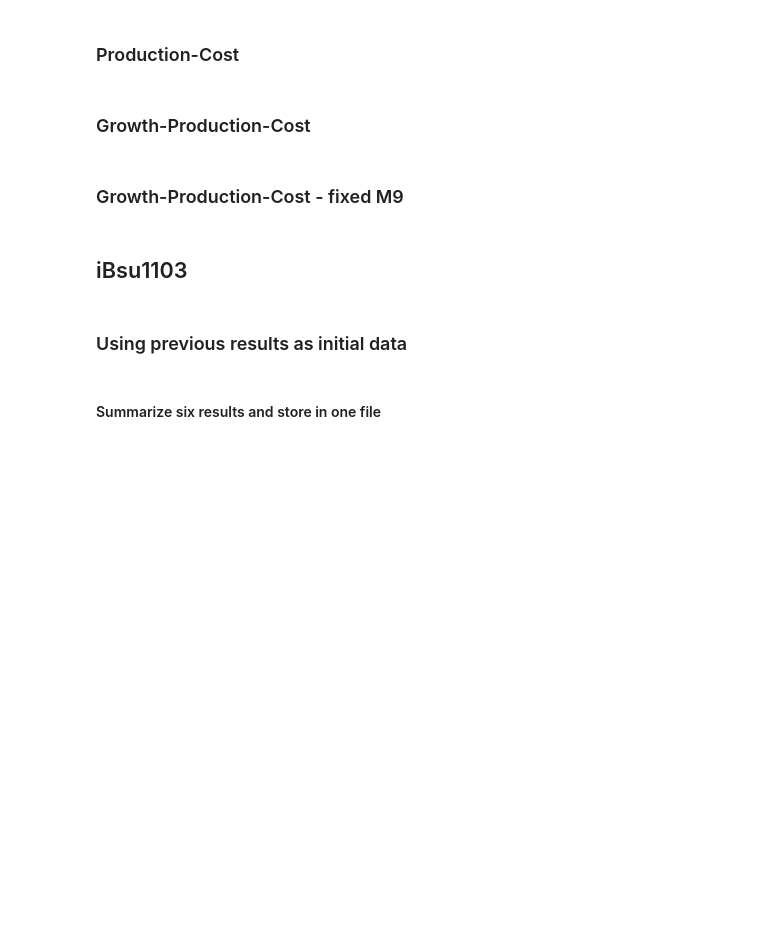
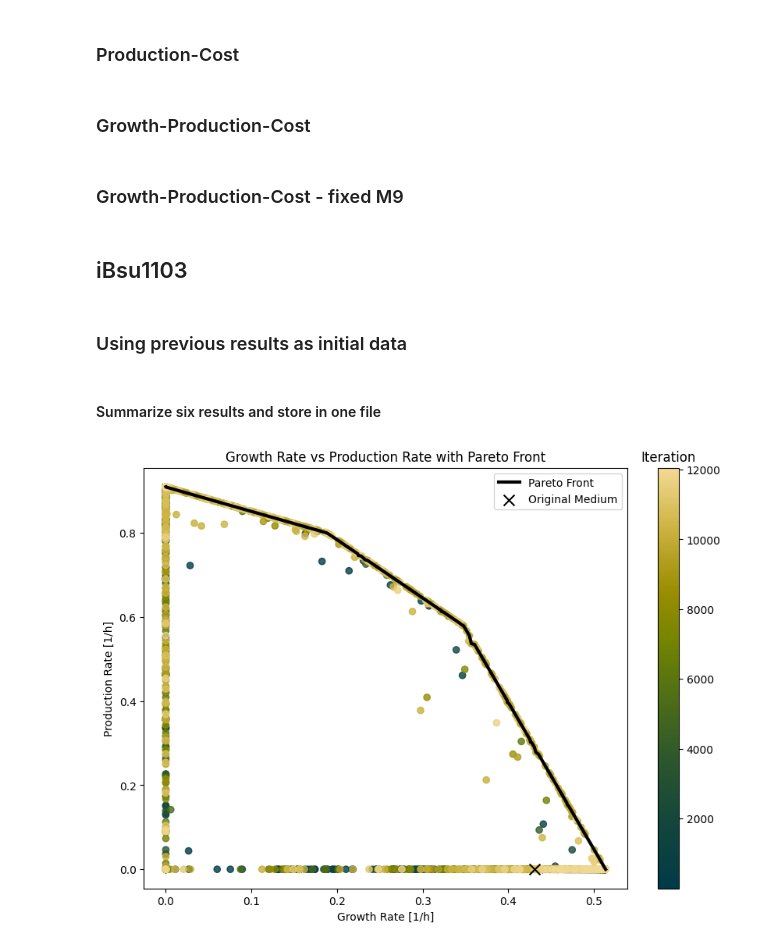
Before and after one commit to cjmerzbacher/mobo-medium-conditions, a Jupyter notebook: optimization/Main_MOBO.ipynb, the cells around one changed output. Drawn from its saved outputs; the diff is of its cells as text; code cells hidden in the pictures; blank space fills up the shorter version.

```diff
--- a/optimization/Main_MOBO.ipynb
+++ b/optimization/Main_MOBO.ipynb
@@ -1131,13 +1131,12 @@ plot_pareto(
 #### Summarize six results and store in one file
 # %%
 # load results from all iterations
-iter1_file = "2025-11-30_BayesOpt_iBsu1103_growth-production_qPAREGO_1st_200it_round_1.json"
-iter2_file = "2025-12-01_BayesOpt_iBsu1103_growth-production_qPAREGO_2nd_200it_round_1.json"
-iter3_file = "2025-12-01_BayesOpt_iBsu1103_growth-production_qPAREGO_3rd_200it_round_1.json"
-iter4_file = "2025-12-01_BayesOpt_iBsu1103_growth-production_qPAREGO_4th_200it_round_1.json"
-iter5_file = "2025-12-01_BayesOpt_iBsu1103_growth-production_qPAREGO_5th_200it_round_1.json"
-iter6_file = "2025-12-01_BayesOpt_iBsu1103_growth-production_qPAREGO_6th_200it_round_1.json"
-
+iter1_file = "../Results/2025-11-30_BayesOpt_iBsu1103_growth-production_1st_200it_round_1.json"
+iter2_file = "../Results/2025-12-01_BayesOpt_iBsu1103_growth-production_2nd_200it_round_1.json"
+iter3_file = "../Results/2025-12-03_BayesOpt_iBsu1103_growth-production_3rd_200it_round_1.json"
+iter4_file = "../Results/2025-12-07_BayesOpt_iBsu1103_growth-production_4th_200it_round_1.json"
+iter5_file = "../Results/2025-12-08_BayesOpt_iBsu1103_growth-production_5th_200it_round_1.json"
+iter6_file = "../Results/2025-12-10_BayesOpt_iBsu1103_growth-production_6th_200it_round_1.json"
 iteration_files = [iter1_file, iter2_file, iter3_file, iter4_file, iter5_file]
 
 # create a dictionary to store combined results (consider parameters, only non-pareto points from first 5 iterations)
@@ -1193,7 +1192,7 @@ for file in iteration_files:
     iBsu1103_results_combined["n_iter"] += results["n_iter"]
     iBsu1103_results_combined["n_candidates"] = results["n_candidates"]
 
-# extract all points from sixth iteration and add them to combined results
+# extract all points from sixth iteration and add them to combined results (including all pareto front points)
 results = JSON_deserialize_load_results((iter6_file), model_iBsu1103)
 iter6_medium_list = results["medium list"]
 iter6_growth_tensors = results["growth rate tensors"]
@@ -1225,6 +1224,22 @@ iBsu1103_results_combined["production objective"] = results["production objectiv
 iBsu1103_results_combined["model objective"] = results["model objective"]
 iBsu1103_results_combined["n_iter"] += results["n_iter"]
 iBsu1103_results_combined["n_candidates"] = results["n_candidates"]
+iBsu1103_results_combined["medium component bounds"] = results["medium component bounds"]
 
 # save results to JSON file
-JSON_serialize_store_results(iBsu1103_results_combined, "2025-12-01_BayesOpt_iBsu1103_growth-production_qPAREGO_combined_6runs_each200it_round_1")
+JSON_serialize_store_results(iBsu1103_results_combined, "2025-12-10_BayesOpt_iBsu1103_growth-production_combined_6runs_each200it_round_1")
+# %%
+figname = "2025-12-01_BayesOpt_iBsu1103_growth-production_combined_6runs_each200it_round_1_pareto.png"
+
+plot_pareto(
+    iBsu1103_results_combined,
+    xax = "growth rate tensors",
+    yax = "production tensors",
+    figname = figname,
+    MetModel = model_iBsu1103,
+    initial_medium = medium,
+    initial_costs = costs,
+    model_objective = model_iBsu1103.objective,
+    )
+# %% [output]
+[figure, added]
```
Also changed, not shown: parts of 5 cells of this notebook, 14 other files.
